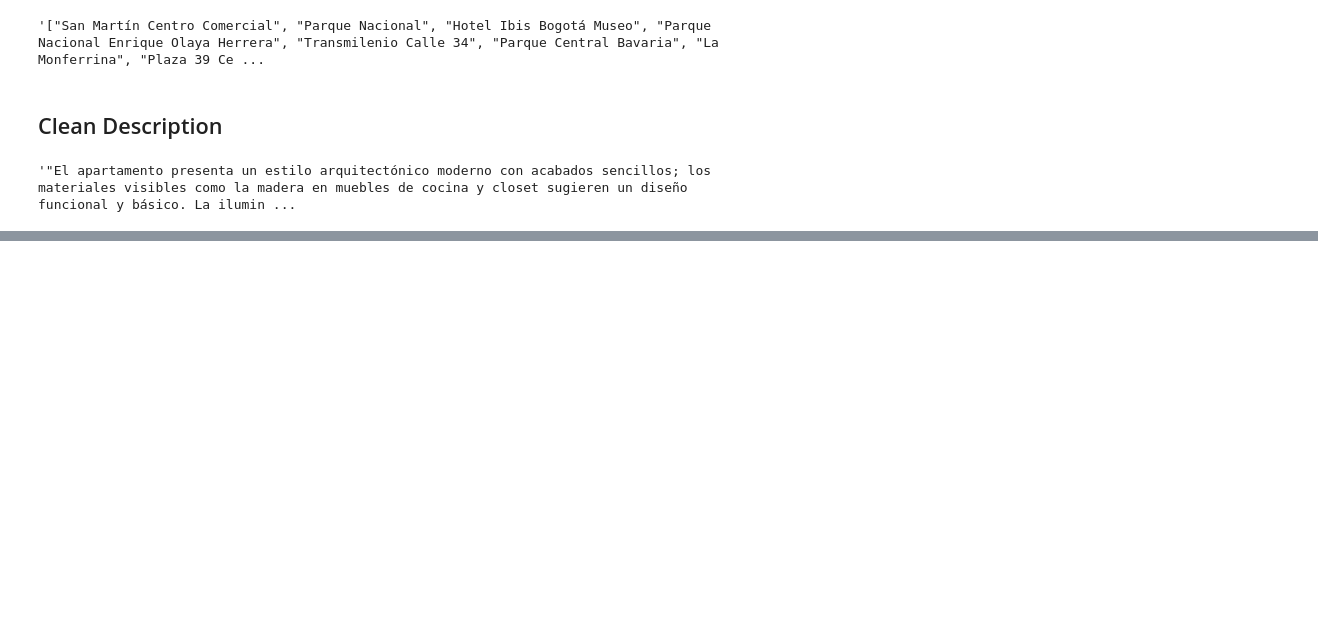
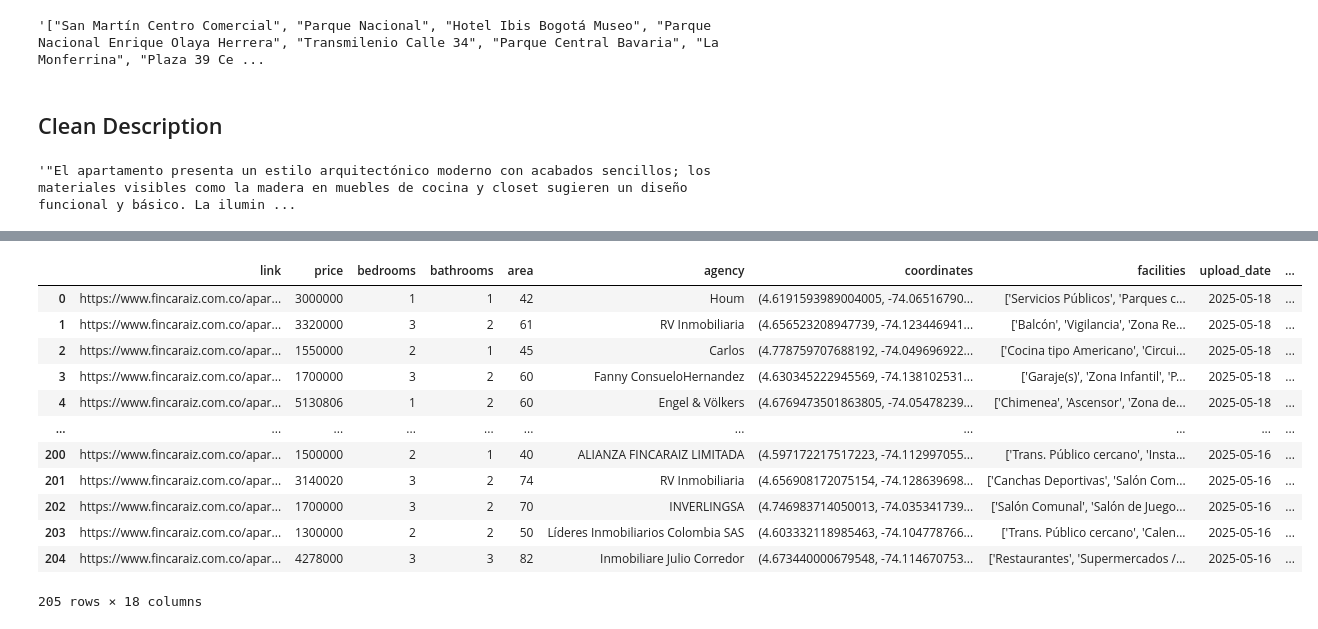
Before and after one commit to jl-tavera/properties_web, a Jupyter notebook: database/notebooks/exploration.ipynb, the cells around one changed output, grey strips where cells are left out. Cells and saved outputs as stored; diff of their text form; code cells hidden in the pictures; blank space fills up the shorter version.

```diff
--- a/database/notebooks/exploration.ipynb
+++ b/database/notebooks/exploration.ipynb
@@ -60,10 +60,6 @@ df = df.reset_index(drop=True)
 df['Bedrooms'] = df['Bedrooms'].astype(int)
 df['Bathrooms'] = df['Bathrooms'].astype(int)
 df['Area'] = df['Area'].astype(int)
-# %%
-df['administracion'] = df['administracion'].fillna(0)
-df['Price'] = df['Price'] + df['administracion']
-df['Price'] = df['Price'].astype(int)
 # %%
 
 td_df = pd.json_normalize(df['technical_data'])
@@ -479,12 +475,12 @@ result = summarize_property_description(input_text, api_key)
 def process_descriptions(df: pd.DataFrame, api_key: str):
 
     # Crear nueva columna 'input' si no existe
-    if "description_input" not in df.columns:
+    if "description" not in df.columns:
         df["description"] = None
 
     # Iterar por cada fila y generar resumen
     for i, row in df.iterrows():
-        if pd.notna(row["description_input"]):  # Ya procesado
+        if pd.notna(row["description"]):  # Ya procesado
             continue
 
         try:
@@ -503,0 +516,18 @@ KeyError: 'description'
+# %%
+df_places.drop(columns=['description_input', 'places_input'], inplace=True)
+# %%
+df_places
+# %% [output]
+|  | link | price | bedrooms | bathrooms | area | agency | coordinates | facilities | upload_date | ... |
+| 0 | https://www.fincaraiz.com.co/apar... | 3000000 | 1 | 1 | 42 | Houm | (4.6191593989004005, -74.06516790... | ['Servicios Públicos', 'Parques c... | 2025-05-18 | ... |
+| 1 | https://www.fincaraiz.com.co/apar... | 3320000 | 3 | 2 | 61 | RV Inmobiliaria | (4.656523208947739, -74.123446941... | ['Balcón', 'Vigilancia', 'Zona Re... | 2025-05-18 | ... |
+| 2 | https://www.fincaraiz.com.co/apar... | 1550000 | 2 | 1 | 45 | Carlos | (4.778759707688192, -74.049696922... | ['Cocina tipo Americano', 'Circui... | 2025-05-18 | ... |
+| 3 | https://www.fincaraiz.com.co/apar... | 1700000 | 3 | 2 | 60 | Fanny ConsueloHernandez | (4.630345222945569, -74.138102531... | ['Garaje(s)', 'Zona Infantil', 'P... | 2025-05-18 | ... |
+| 4 | https://www.fincaraiz.com.co/apar... | 5130806 | 1 | 2 | 60 | Engel & Völkers | (4.6769473501863805, -74.05478239... | ['Chimenea', 'Ascensor', 'Zona de... | 2025-05-18 | ... |
+| ... | ... | ... | ... | ... | ... | ... | ... | ... | ... | ... |
+| 200 | https://www.fincaraiz.com.co/apar... | 1500000 | 2 | 1 | 40 | ALIANZA FINCARAIZ LIMITADA | (4.597172217517223, -74.112997055... | ['Trans. Público cercano', 'Insta... | 2025-05-16 | ... |
+| 201 | https://www.fincaraiz.com.co/apar... | 3140020 | 3 | 2 | 74 | RV Inmobiliaria | (4.656908172075154, -74.128639698... | ['Canchas Deportivas', 'Salón Com... | 2025-05-16 | ... |
+| 202 | https://www.fincaraiz.com.co/apar... | 1700000 | 3 | 2 | 70 | INVERLINGSA | (4.746983714050013, -74.035341739... | ['Salón Comunal', 'Salón de Juego... | 2025-05-16 | ... |
+| 203 | https://www.fincaraiz.com.co/apar... | 1300000 | 2 | 2 | 50 | Líderes Inmobiliarios Colombia SAS | (4.603332118985463, -74.104778766... | ['Trans. Público cercano', 'Calen... | 2025-05-16 | ... |
+| 204 | https://www.fincaraiz.com.co/apar... | 4278000 | 3 | 3 | 82 | Inmobiliare Julio Corredor | (4.673440000679548, -74.114670753... | ['Restaurantes', 'Supermercados /... | 2025-05-16 | ... |
+205 rows × 18 columns
```
Also changed, not shown: parts of 2 cells of this notebook, 2 other files.
